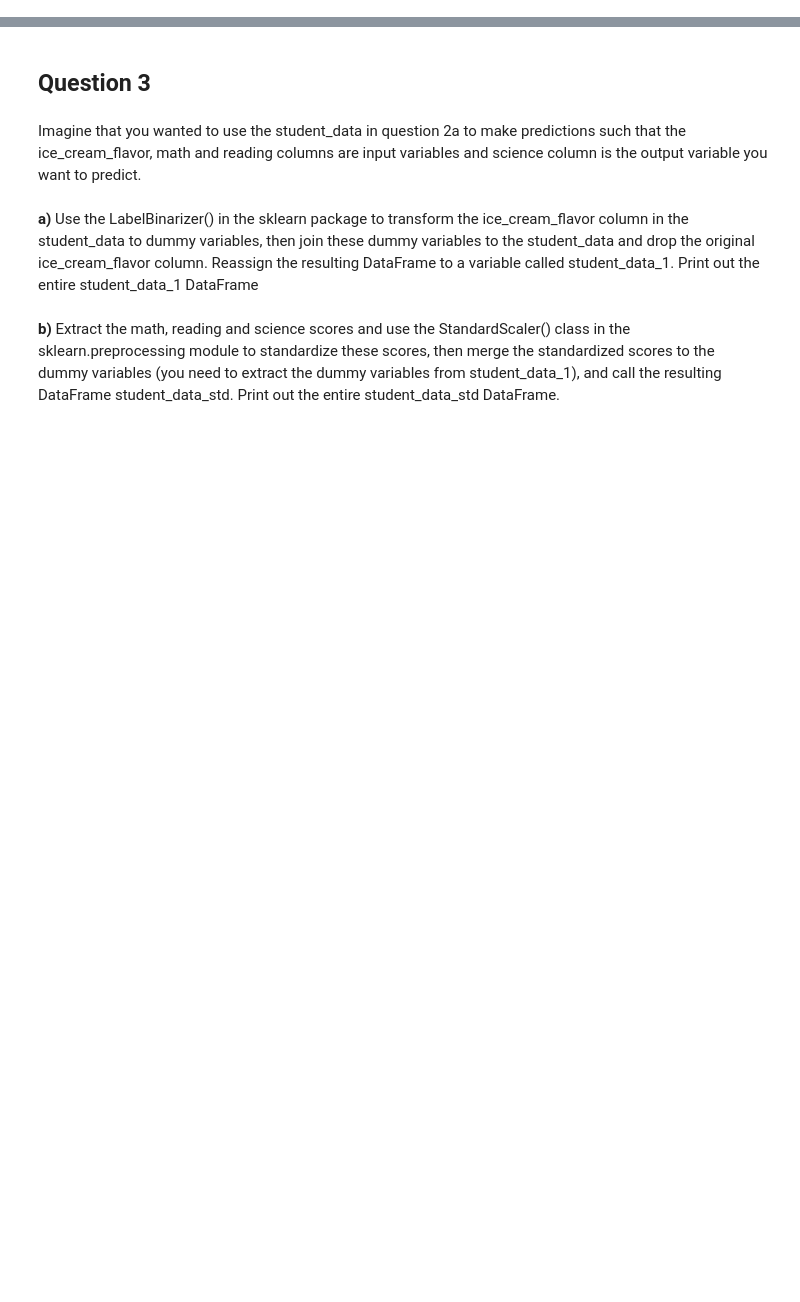
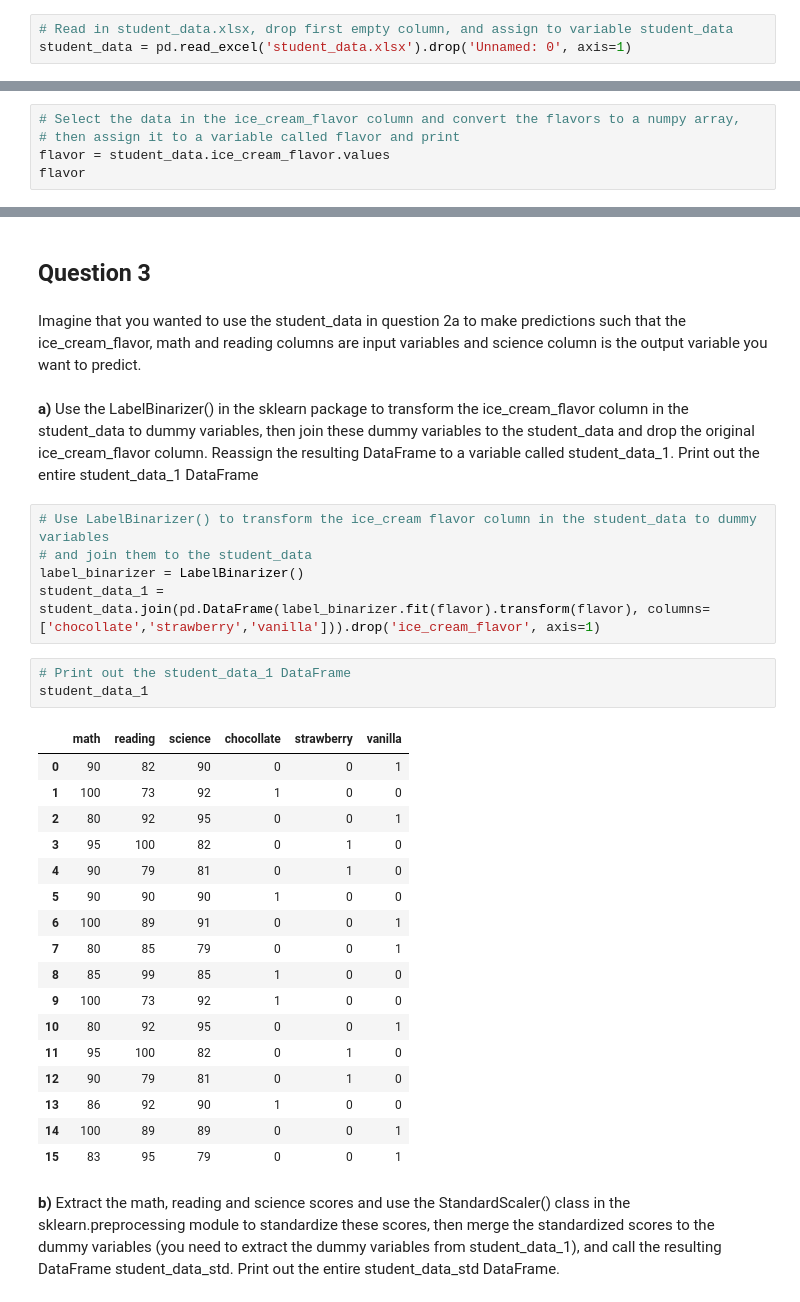
Before and after one commit to rkraemer25/DSTOOLS2, a Jupyter notebook: Week_1/Robert_Kraemer_Assignment_1.ipynb, the cells around one changed output, grey strips where cells are left out. Saved outputs shown, nothing was run; the diff lists cells and outputs as text; blank space fills up the shorter version.

```diff
--- a/Week_1/Robert_Kraemer_Assignment_1.ipynb
+++ b/Week_1/Robert_Kraemer_Assignment_1.ipynb
@@ -189,5 +193,13 @@ clean_boston_data[(clean_boston_data['year']==1995) |
 ## Question 2
 # %% [markdown]
 <b>a)</b>	Read the student_data file provided into Python (take note of the file extension to use the appropriate pandas reader to read the data).  Drop the first empty column in Python and assign the DataFrame to a variable student_data.
+# %%
+# Read in student_data.xlsx, drop first empty column, and assign to variable student_data
+student_data = pd.read_excel('student_data.xlsx').drop('Unnamed: 0', axis=1)
 # %% [markdown]
 <b>b)</b>	The student_data shows the different midterm scores of students in math, reading and science, and their favorite ice cream flavors. Select the data in the ice_cream_flavor column and convert the flavors to a numpy array, then assign it to a variable called flavor. From the student_data, select the math, reading and science scores all at once and convert the selected data to a numpy array and assign it to a variable called scores. Print the data in the flavor and scores arrays.
+# %%
+# Select the data in the ice_cream_flavor column and convert the flavors to a numpy array,
+# then assign it to a variable called flavor and print
+flavor = student_data.ice_cream_flavor.values
+flavor
@@ -205,5 +296,31 @@ clean_boston_data[(clean_boston_data['year']==1995) |
 Imagine that you wanted to use the student_data in question 2a to make predictions such that the ice_cream_flavor, math and reading columns are input variables and science column is the output variable you want to predict.
 # %% [markdown]
 <b>a)</b>	Use the LabelBinarizer() in the sklearn package to transform the ice_cream_flavor column in the student_data to dummy variables, then join these dummy variables to the student_data and drop the original ice_cream_flavor column. Reassign the resulting DataFrame to a variable called student_data_1. Print out the entire student_data_1 DataFrame
+# %%
+# Use LabelBinarizer() to transform the ice_cream flavor column in the student_data to dummy variables
+# and join them to the student_data
+label_binarizer = LabelBinarizer()
+student_data_1 = student_data.join(pd.DataFrame(label_binarizer.fit(flavor).transform(flavor), columns=['chocollate','strawberry','vanilla'])).drop('ice_cream_flavor', axis=1)
+# %%
+# Print out the student_data_1 DataFrame
+student_data_1
+# %% [output]
+|  | math | reading | science | chocollate | strawberry | vanilla |
+| 0 | 90 | 82 | 90 | 0 | 0 | 1 |
+| 1 | 100 | 73 | 92 | 1 | 0 | 0 |
+| 2 | 80 | 92 | 95 | 0 | 0 | 1 |
+| 3 | 95 | 100 | 82 | 0 | 1 | 0 |
+| 4 | 90 | 79 | 81 | 0 | 1 | 0 |
+| 5 | 90 | 90 | 90 | 1 | 0 | 0 |
+| 6 | 100 | 89 | 91 | 0 | 0 | 1 |
+| 7 | 80 | 85 | 79 | 0 | 0 | 1 |
+| 8 | 85 | 99 | 85 | 1 | 0 | 0 |
+| 9 | 100 | 73 | 92 | 1 | 0 | 0 |
+| 10 | 80 | 92 | 95 | 0 | 0 | 1 |
+| 11 | 95 | 100 | 82 | 0 | 1 | 0 |
+| 12 | 90 | 79 | 81 | 0 | 1 | 0 |
+| 13 | 86 | 92 | 90 | 1 | 0 | 0 |
+| 14 | 100 | 89 | 89 | 0 | 0 | 1 |
+| 15 | 83 | 95 | 79 | 0 | 0 | 1 |
 # %% [markdown]
 <b>b)</b>	Extract the math, reading and science scores and use the StandardScaler() class in the sklearn.preprocessing module to standardize these scores, then merge the standardized scores to the dummy variables (you need to extract the dummy variables from student_data_1), and call the resulting DataFrame student_data_std. Print out the entire student_data_std DataFrame.
```
Also changed, not shown: parts of 20 cells of this notebook, 1 other file.
